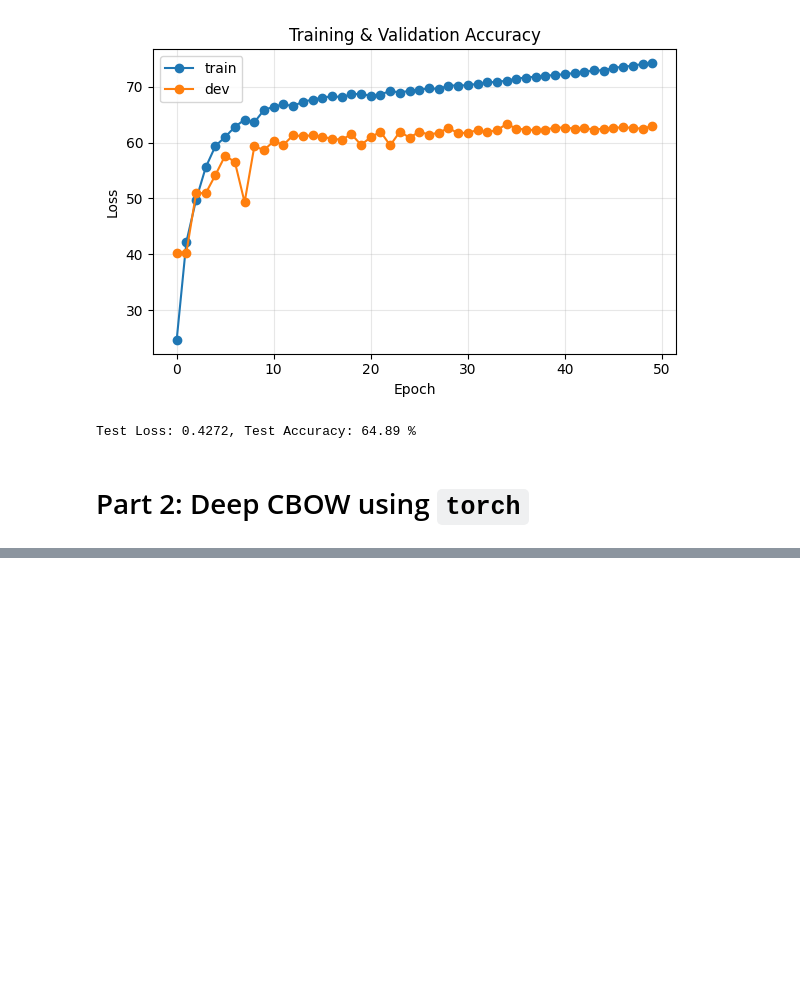
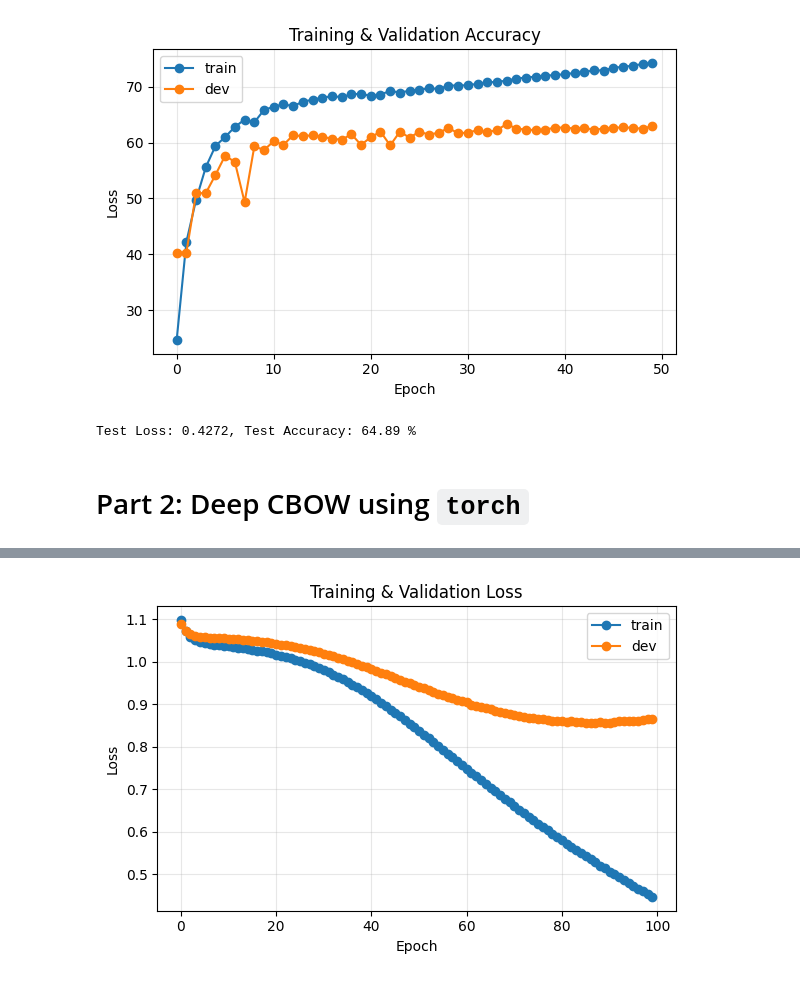
Before and after one commit to sohammistri/CMU-CS-11-711-anlp, a Jupyter notebook: lecture-2/exercises/ex4-cbow-deepcbow.ipynb, the cells around one changed output, grey strips where cells are left out. Drawn from its saved outputs; the diff is of its cells as text; code cells hidden in the pictures; blank space fills up the shorter version.

Commit message:
Added DeepCBOW model

```diff
--- a/lecture-2/exercises/ex4-cbow-deepcbow.ipynb
+++ b/lecture-2/exercises/ex4-cbow-deepcbow.ipynb
@@ -529,0 +562,9 @@ Test Loss: 0.4272, Test Accuracy: 64.89 %
+# %%
+seq_len = 64
+x_train, y_train = create_tensor_data(train_reviews, train_labels, word2id, seq_len)
+x_dev, y_dev = create_tensor_data(dev_reviews, dev_labels, word2id, seq_len)
+x_test, y_test = create_tensor_data(test_reviews, test_labels, word2id, seq_len)
+# %%
+train_dataset = TensorDataset(x_train, y_train)
+dev_dataset = TensorDataset(x_dev, y_dev)
+test_dataset = TensorDataset(x_test, y_test)
@@ -529,0 +573,5 @@ Test Loss: 0.4272, Test Accuracy: 64.89 %
+# %%
+deep_cbow_model_word_level_1 = DeepCBoW_torch(n_vocab=len(word2id), n_layers=3, emb_dim=128, n_classes=3)
+# %%
+metrics1 = train(train_dataset, dev_dataset, model=deep_cbow_model_word_level_1,\
+      batch_size=128, n_epochs=100, lr=5e-6)
@@ -529,0 +596,16 @@ Test Loss: 0.4272, Test Accuracy: 64.89 %
+# %%
+plt.figure(figsize=(6, 4))
+plt.plot(range(len(metrics1)), metrics1[:, 0], marker='o', label='train')
+plt.plot(range(len(metrics1)), metrics1[:, 2], marker='o', label='dev')
+
+plt.title('Training & Validation Loss')
+plt.xlabel('Epoch')
+plt.ylabel('Loss')
+plt.grid(alpha=0.3)
+plt.legend()
+plt.tight_layout()
+
+# Show on screen
+plt.show()
+# %% [output]
+[figure, added]
```
Also changed, not shown: parts of 32 cells of this notebook.
